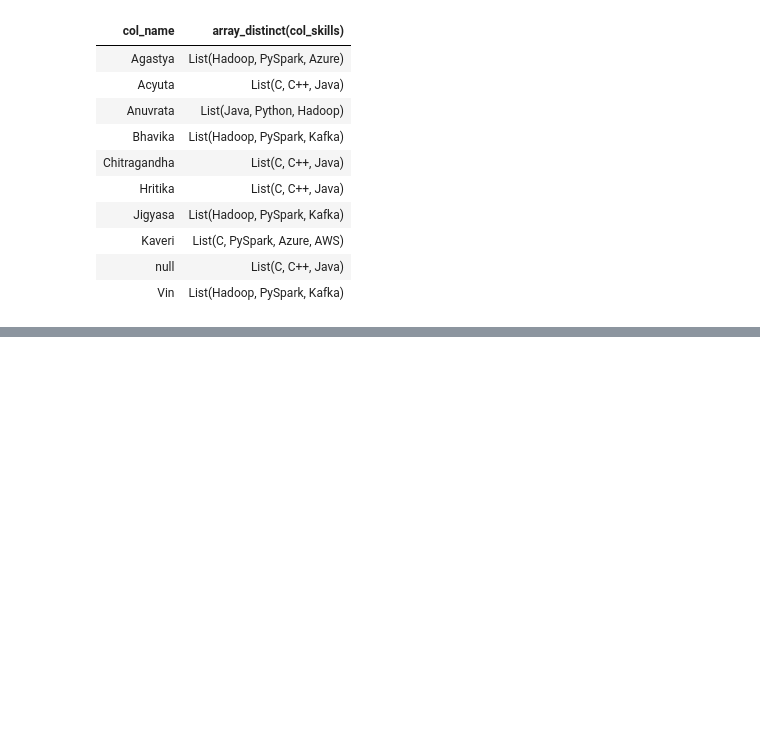
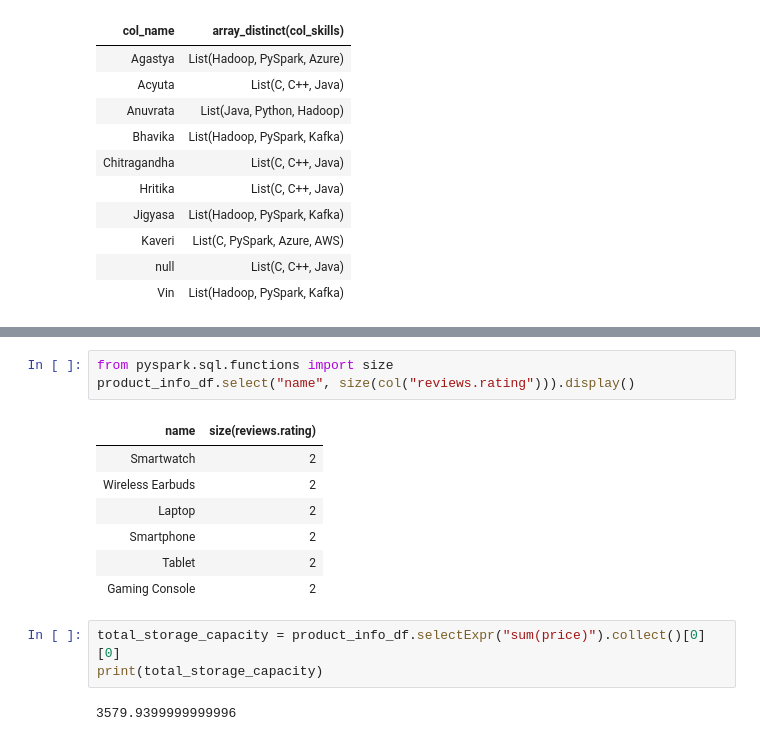
Before and after one commit to naveenpn-trainer/data-engineering-on-aws-infyni-02072024, a Jupyter notebook: Data Engineering with AWS Databricks and PySpark/03. Exploring Databricks Workspace/04. Complex Data Types.ipynb, the cells around one changed output, grey strips where cells are left out. Drawn from its saved outputs; the diff is of its cells as text; blank space fills up the shorter version.

```diff
--- a/Data Engineering with AWS Databricks and PySpark/03. Exploring Databricks Workspace/04. Complex Data Types.ipynb
+++ b/Data Engineering with AWS Databricks and PySpark/03. Exploring Databricks Workspace/04. Complex Data Types.ipynb
@@ -118,0 +196,16 @@ df_01.select("col_name",array_distinct(col("col_skills"))).display()
+# %%
+from pyspark.sql.functions import size
+product_info_df.select("name", size(col("reviews.rating"))).display()
+# %% [output]
+| name | size(reviews.rating) |
+| Smartwatch | 2 |
+| Wireless Earbuds | 2 |
+| Laptop | 2 |
+| Smartphone | 2 |
+| Tablet | 2 |
+| Gaming Console | 2 |
+# %%
+total_storage_capacity = product_info_df.selectExpr("sum(price)").collect()[0][0]
+print(total_storage_capacity)
+# %% [output]
+3579.9399999999996
```
Also changed, not shown: parts of 13 cells of this notebook, 1 other file.
